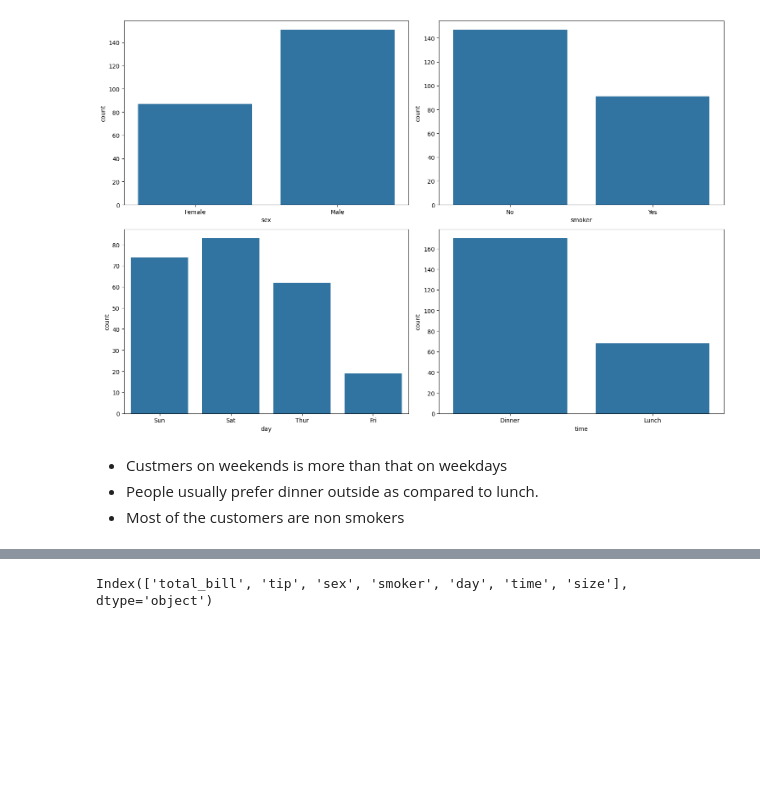
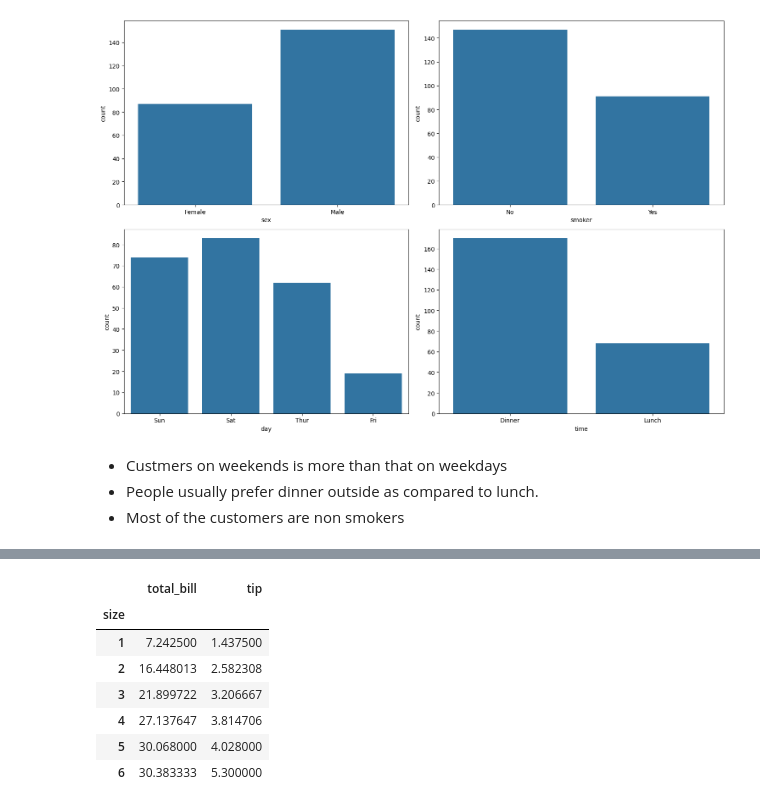
Before and after one commit to rizz045/Waiter-s-Tip-Prediction-using-Machine-Learning, a Jupyter notebook: Waiter’s_Tip_Prediction_using_Machine_Learning.ipynb, the cells around one changed output, grey strips where cells are left out. Saved outputs shown, nothing was run; the diff lists cells and outputs as text; code cells hidden in the pictures; blank space fills up the shorter version.

```diff
--- a/Waiter’s_Tip_Prediction_using_Machine_Learning.ipynb
+++ b/Waiter’s_Tip_Prediction_using_Machine_Learning.ipynb
@@ -157,4 +155,11 @@ AttributeError: PathCollection.set() got an unexpected keyword argument 'hue'
-# %%
-df.columns
-# %% [output]
-Index(['total_bill', 'tip', 'sex', 'smoker', 'day', 'time', 'size'], dtype='object')
+# %%
+df.groupby(['size']).mean(numeric_only=True)
+# %% [output]
+|  | total_bill | tip |
+| size |  |  |
+| 1 | 7.242500 | 1.437500 |
+| 2 | 16.448013 | 2.582308 |
+| 3 | 21.899722 | 3.206667 |
+| 4 | 27.137647 | 3.814706 |
+| 5 | 30.068000 | 4.028000 |
+| 6 | 30.383333 | 5.300000 |
```
Also changed, not shown: parts of 14 cells of this notebook.
